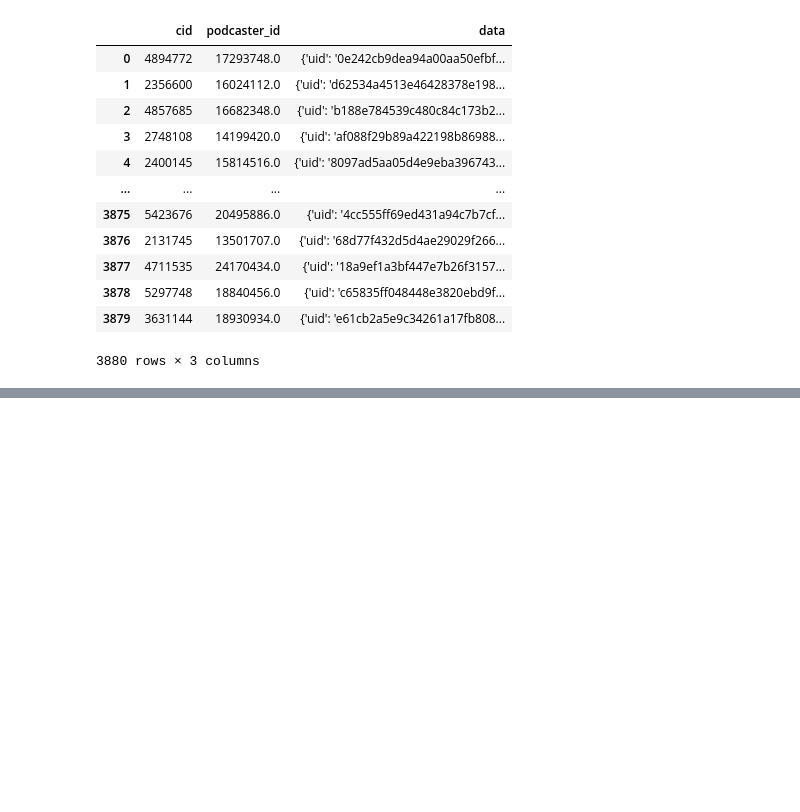
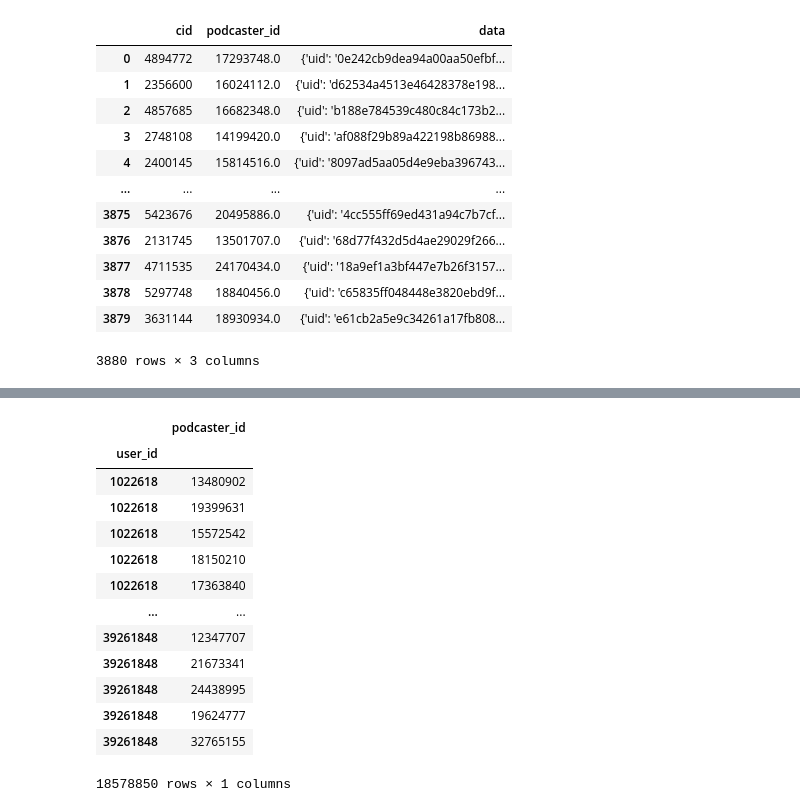
Before and after one commit to 0xkamkar/ML_Project, a Jupyter notebook: Milestone1/3-Data_Preprocessing/categoty.ipynb, the cells around one changed output, grey strips where cells are left out. Saved outputs shown, nothing was run; the diff lists cells and outputs as text; code cells hidden in the pictures; blank space fills up the shorter version.

```diff
--- a/Milestone1/3-Data_Preprocessing/categoty.ipynb
+++ b/Milestone1/3-Data_Preprocessing/categoty.ipynb
@@ -211,0 +239,19 @@ sorted_categories = [[] for i in range(len(list_of_my_user_ids))]
+# %%
+my_followers_updatet = my_followers.loc[user_categories_df.index.values.tolist()]
+# %%
+my_followers_updatet
+# %% [output]
+|  | podcaster_id |
+| user_id |  |
+| 1022618 | 13480902 |
+| 1022618 | 19399631 |
+| 1022618 | 15572542 |
+| 1022618 | 18150210 |
+| 1022618 | 17363840 |
+| ... | ... |
+| 39261848 | 12347707 |
+| 39261848 | 21673341 |
+| 39261848 | 24438995 |
+| 39261848 | 19624777 |
+| 39261848 | 32765155 |
+18578850 rows × 1 columns
```
Also changed, not shown: parts of 39 cells of this notebook.
